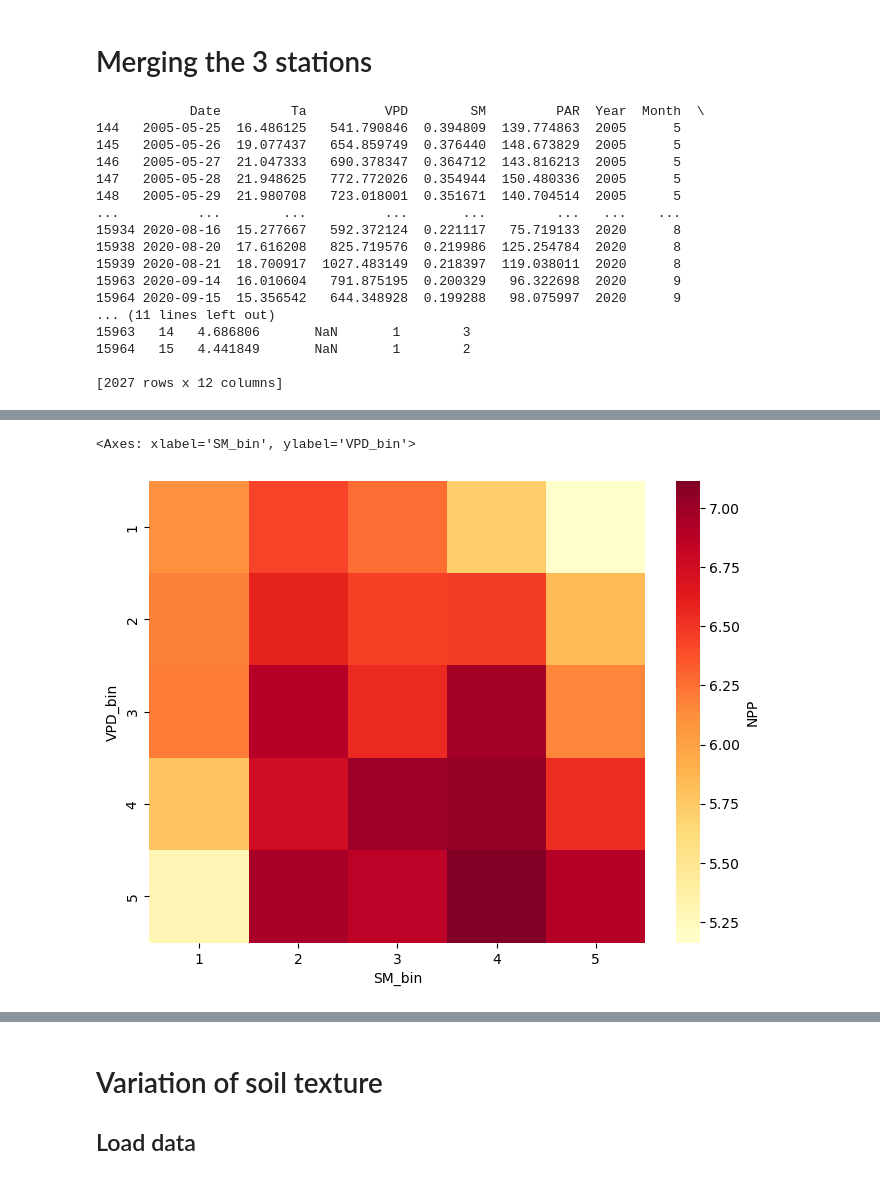
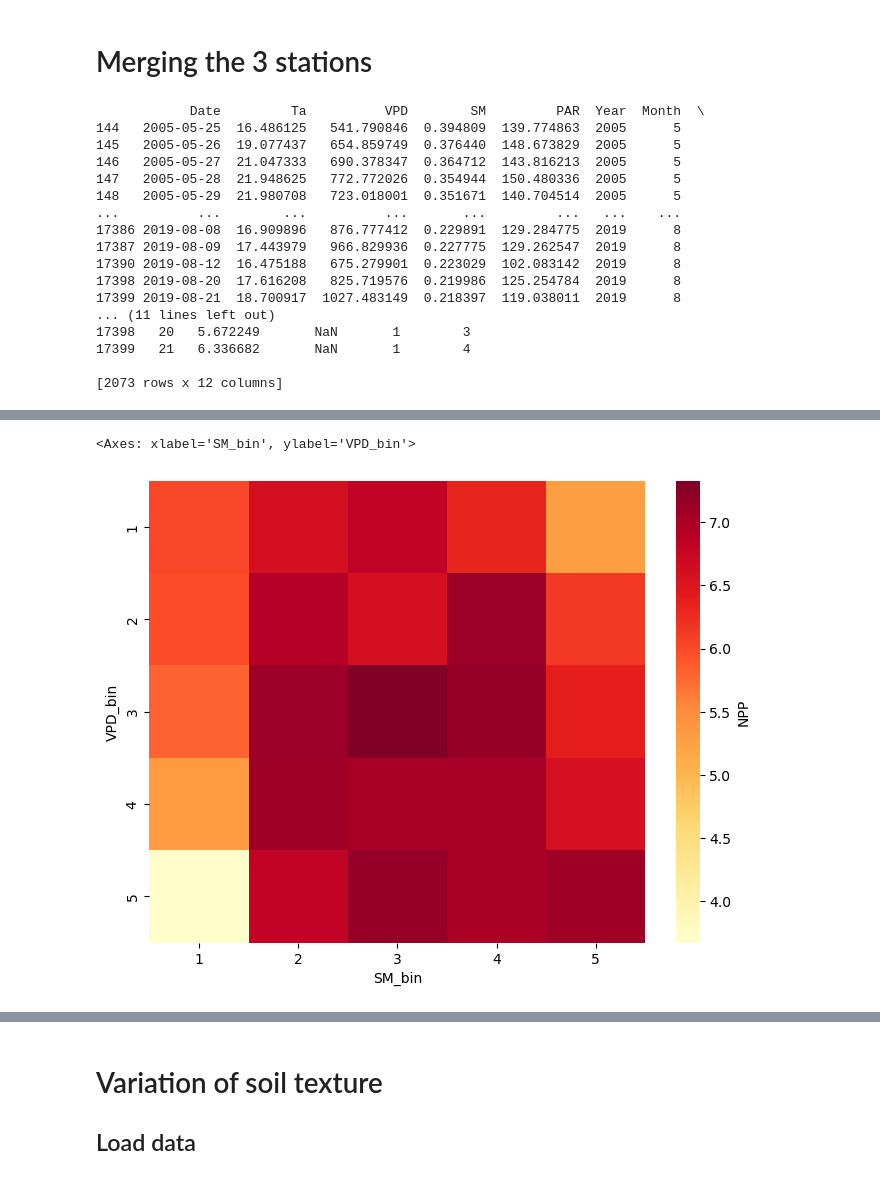
Before and after one commit to Margaux-Ccd/Ecohydro_modelling, a Jupyter notebook: EM_python.ipynb, the cells around one changed output, grey strips where cells are left out. Drawn from its saved outputs; the diff is of its cells as text; code cells hidden in the pictures.

```diff
--- a/EM_python.ipynb
+++ b/EM_python.ipynb
@@ -478,16 +546,16 @@ lae_mat
 
 lae = pd.DataFrame(
     {
-        'Ta': lae_mat['Ta'][:].squeeze(),
-        'VPD': lae_mat['Ds'][:].squeeze(), #in Pa
-        'SM': lae_mat['OH'][0][:].squeeze(), # first soil layer (surface) #high veget #OL=low veget
-         'PARB': lae_mat['PARB'][:].squeeze(), #direct radiation
-        'PARD': lae_mat['PARD'][:].squeeze(), #diffuse radiation
+        'Ta': lae_mat['Ta'][8784:].squeeze(),
+        'VPD': lae_mat['Ds'][8784:].squeeze(), #in Pa
+        'SM': lae_mat['OH'][0][8784:].squeeze(), # first soil layer (surface) #high veget #OL=low veget
+         'PARB': lae_mat['PARB'][8784:].squeeze(), #direct radiation
+        'PARD': lae_mat['PARD'][8784:].squeeze(), #diffuse radiation
     }
 )
 lae['PAR']= lae['PARB'] + lae['PARD']
 
-start_date = '2004-01-01 00:00:00' # de 2004 à 2023
+start_date = '2005-01-01 00:00:00' # de 2005 à 2020
 date_range = pd.date_range(start=start_date, periods=len(lae), freq='H')
 lae['Date'] = date_range
 lae['Date_day'] = lae['Date'].dt.date
@@ -511,7 +579,7 @@ lae_daily['Year'] = lae_daily['Date'].dt.year
 lae_daily['Month'] = lae_daily['Date'].dt.month
 lae_daily['Day'] = lae_daily['Date'].dt.day
 
-lae_daily['NPP'] = lae_mat['NPP_H'][1][1:] #high because mixed deciduous mountain forest #there were 2 columns, I took the one with positive values
+lae_daily['NPP'] = lae_mat['NPP_H'][1][367:] #high because mixed deciduous mountain forest #there were 2 columns, I took the one with positive values
 
 plt.plot(lae_daily['Date'], lae_daily['NPP'])
 plt.xlabel('Date')
@@ -543,7 +611,7 @@ lae_daily['PAR'].plot()
 [figure]
 # %%
 ## Filter data
-lae_filtered=lae_daily[(lae_daily['VPD']>500) & (lae_daily['Ta']>15) & (lae_daily['PAR']>60) & (lae_daily['Month'].isin([5,6,7,8, 9, 10]))]
+lae_filtered=lae_daily[(lae_daily['VPD']>500) & (lae_daily['Ta']>15) & (lae_daily['PAR']>100) & (lae_daily['Month'].isin([5,6,7,8, 9, 10]))]
 #& (cha_daily['PAR']>75)
 #if months are 4-7: more linear relationship
 print(lae_filtered)
@@ -717,11 +785,11 @@ dav_mat
 
 dav = pd.DataFrame(
     {
-        'Ta': dav_mat['Ta'][:].squeeze(),
-        'VPD': dav_mat['Ds'][:].squeeze(), #in Pa
-        'SM': dav_mat['OH'][0][:].squeeze(), # first soil layer (surface) #high veget #OL=low veget
-         'PARB': dav_mat['PARB'][:].squeeze(), #direct radiation
-        'PARD': dav_mat['PARD'][:].squeeze(), #diffuse radiation
+        'Ta': dav_mat['Ta'][8784:].squeeze(), #from 2005 and not 2004
+        'VPD': dav_mat['Ds'][8784:].squeeze(), #in Pa
+        'SM': dav_mat['OH'][0][8784:].squeeze(), # first soil layer (surface) #high veget #OL=low veget
+         'PARB': dav_mat['PARB'][8784:].squeeze(), #direct radiation
+        'PARD': dav_mat['PARD'][8784:].squeeze(), #diffuse radiation
     }
 )
 dav['PAR']= dav['PARB'] + dav['PARD']
@@ -750,7 +818,7 @@ dav_daily['Year'] = dav_daily['Date'].dt.year
 dav_daily['Month'] = dav_daily['Date'].dt.month
 dav_daily['Day'] = dav_daily['Date'].dt.day
 
-dav_daily['NPP'] = dav_mat['NPP_H'][1][1:] #high because mixed deciduous mountain forest #there were 2 columns, I took the one with positive values
+dav_daily['NPP'] = dav_mat['NPP_H'][1][367:] #high because mixed deciduous mountain forest #there were 2 columns, I took the one with positive values
 
 plt.plot(dav_daily['Date'], dav_daily['NPP'])
 plt.xlabel('Date')
@@ -782,7 +850,7 @@ dav_daily['PAR'].plot()
 [figure]
 # %%
 ## Filter data
-dav_filtered=dav_daily[(dav_daily['VPD']>500) & (dav_daily['Ta']>15) & (dav_daily['PAR']>60) & (dav_daily['Month'].isin([5,6,7,8, 9, 10]))]
+dav_filtered=dav_daily[(dav_daily['VPD']>500) & (dav_daily['Ta']>15) & (dav_daily['PAR']>100) & (dav_daily['Month'].isin([5,6,7,8, 9, 10]))]
 #& (dav_daily['PAR']>60)
 #if months are 4-7: more linear relationship
 print(dav_filtered)
@@ -911,7 +979,7 @@ Text(0, 0.5, 'NPP')
 merged = pd.concat([cha_daily,  lae_daily, dav_daily], ignore_index=True) #dav_daily,
 
 #filter
-merged_filtered = merged[(merged['VPD'] > 500) & (merged['Ta'] > 15) & (merged['PAR']>60)& (merged['Month'].isin([5, 6, 7, 8,9,10]))] #growing season according to TA
+merged_filtered = merged[(merged['VPD'] > 500) & (merged['Ta'] > 15) & (merged['PAR']>100)& (merged['Month'].isin([5, 6, 7, 8,9,10]))] #growing season according to TA
 
 #Divide in bins
 merged_filtered = merged_filtered.copy() #to have an explicit copy (if not it raises an error)
@@ -993,13 +1061,13 @@ sns.heatmap(
 147   2005-05-28  21.948625   772.772026  0.354944  150.480336  2005      5
 148   2005-05-29  21.980708   723.018001  0.351671  140.704514  2005      5
 ...          ...        ...          ...       ...         ...   ...    ...
-15934 2020-08-16  15.277667   592.372124  0.221117   75.719133  2020      8
-15938 2020-08-20  17.616208   825.719576  0.219986  125.254784  2020      8
-15939 2020-08-21  18.700917  1027.483149  0.218397  119.038011  2020      8
-15963 2020-09-14  16.010604   791.875195  0.200329   96.322698  2020      9
-15964 2020-09-15  15.356542   644.348928  0.199288   98.075997  2020      9
+17386 2019-08-08  16.909896   876.777412  0.229891  129.284775  2019      8
+17387 2019-08-09  17.443979   966.829936  0.227775  129.262547  2019      8
+17390 2019-08-12  16.475188   675.279901  0.223029  102.083142  2019      8
+17398 2019-08-20  17.616208   825.719576  0.219986  125.254784  2019      8
+17399 2019-08-21  18.700917  1027.483149  0.218397  119.038011  2019      8
 ... (11 lines left out)
-15963   14   4.686806       NaN       1        3
-15964   15   4.441849       NaN       1        2
+17398   20   5.672249       NaN       1        3
+17399   21   6.336682       NaN       1        4
 
-[2027 rows x 12 columns]
+[2073 rows x 12 columns]
@@ -1010,5 +1078,5 @@ sns.heatmap(
 <Axes: xlabel='SM_bin', ylabel='VPD_bin'>
-[figure, old version]
+[figure, new version]
 # %%
 
 SM_bin_values = merged_filtered.groupby(['SM_bin', 'VPD_bin']).agg(
```
Also changed, not shown: parts of 32 cells of this notebook, 1 other file.
